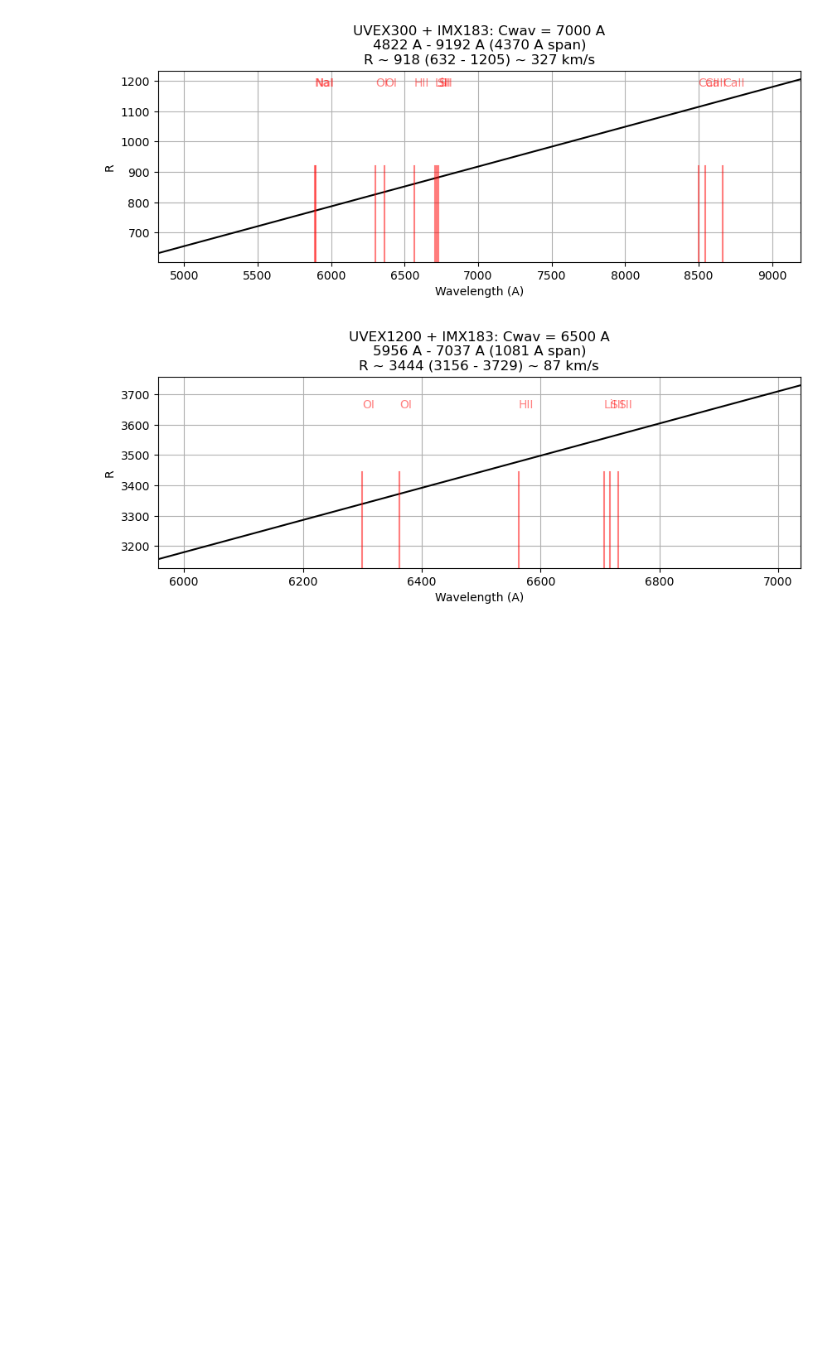
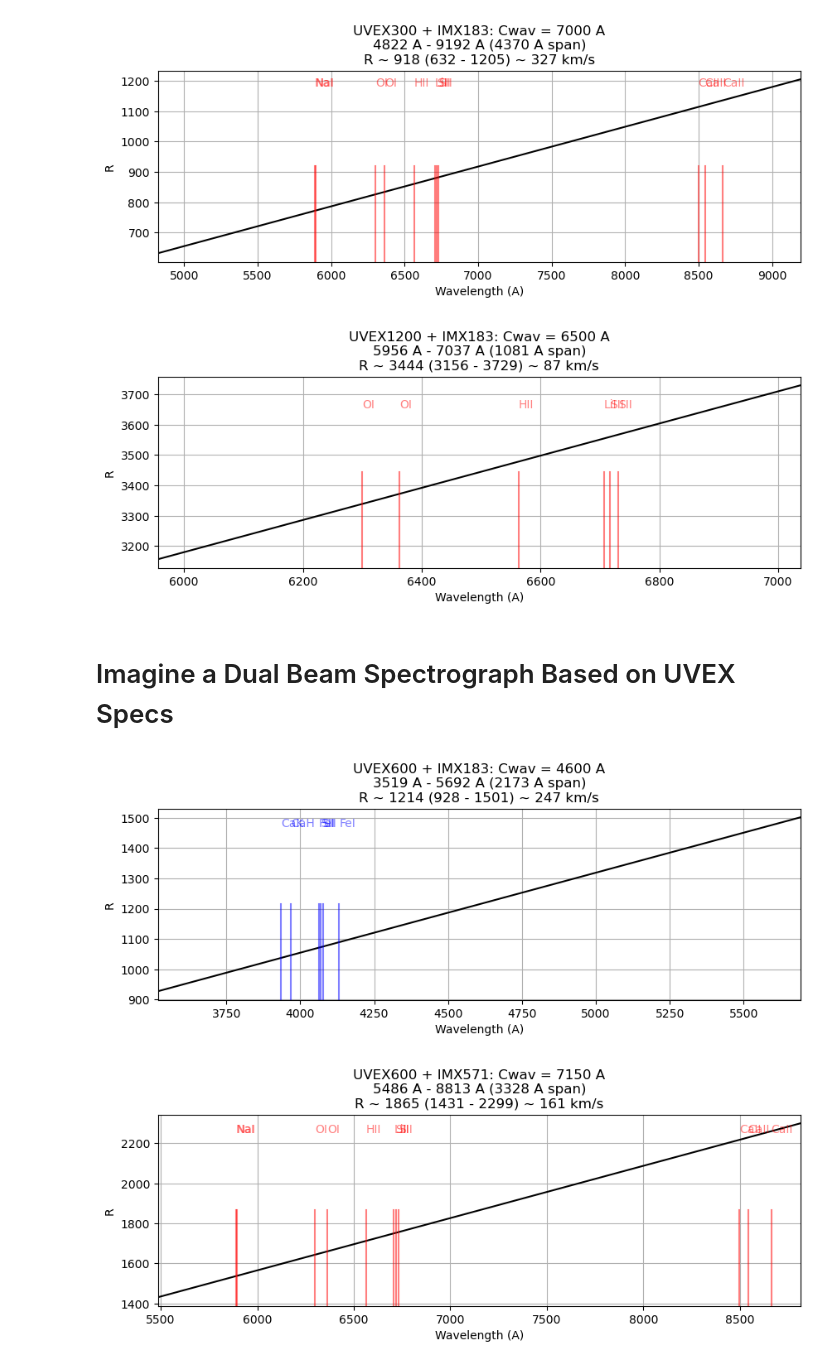
Before and after one commit to joshwalawender/SpecETC, a Jupyter notebook: GratingEquation.ipynb, the cells around one changed output. Cells and saved outputs as stored; diff of their text form; code cells hidden in the pictures; blank space fills up the shorter version.

Commit message:
Add dual beam spectrograph based on UVEX

```diff
--- a/GratingEquation.ipynb
+++ b/GratingEquation.ipynb
@@ -44,3 +41,16 @@ UVEX1200.set_detector(IMX183)
 UVEX1200.plot_coverage()
 # %% [output]
 [figure]
+# %% [markdown]
+# Imagine a Dual Beam Spectrograph Based on UVEX Specs
+# %%
+UVEX600.cwav = 4600*u.Angstrom
+UVEX600.set_detector(IMX183)
+UVEX600.plot_coverage()
+
+UVEX600.cwav = 7150*u.Angstrom
+UVEX600.set_detector(IMX571)
+UVEX600.plot_coverage()
+# %% [output]
+[figure, added]
+[figure, added]
```
Also changed, not shown: parts of 1 cell of this notebook.
